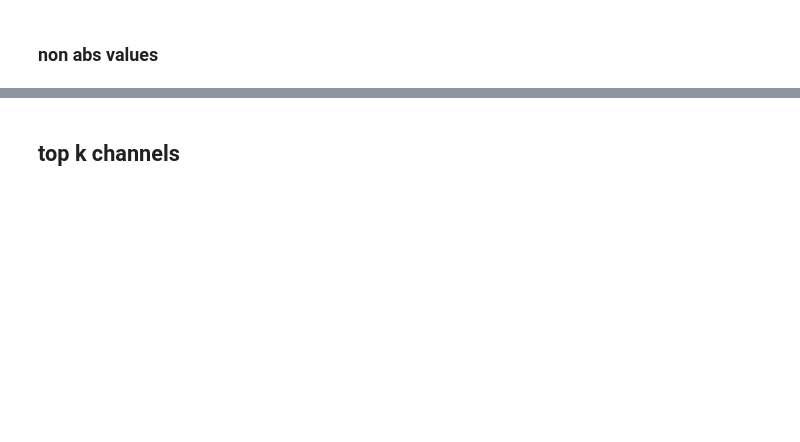
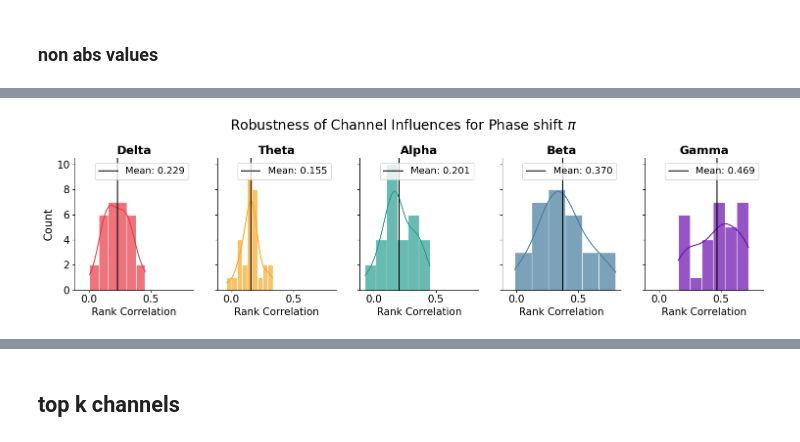
Before and after one commit to Marwolfer/MA, a Jupyter notebook: perturb_power/check_robustness.ipynb, the cells around one changed output, grey strips where cells are left out. Cells and saved outputs as stored; diff of their text form; code cells hidden in the pictures; blank space fills up the shorter version.

```diff
--- a/perturb_power/check_robustness.ipynb
+++ b/perturb_power/check_robustness.ipynb
@@ -325,3 +429,7 @@ all_corr_values = plot_average_correlations_subject(average_rank_correlations, f
 # %%
-plot_average_correlations(all_corr_values, freq_bands, amplification_factor=1.5)
-plot_average_correlations(all_corr_values, freq_bands, amplification_factor=1.5, nan_treatment='zero')
+fig, _ = plot_average_correlations(all_corr_values, freq_bands, amplification_factor=180)
+plt.savefig("phase_robustness_spearman_rank_correlations.png", bbox_inches='tight', dpi=300)
+
+#plot_average_correlations(all_corr_values, freq_bands, amplification_factor=1.5, nan_treatment='zero')
+# %% [output]
+[figure, added]
```
Also changed, not shown: parts of 33 cells of this notebook, 4 other files.
